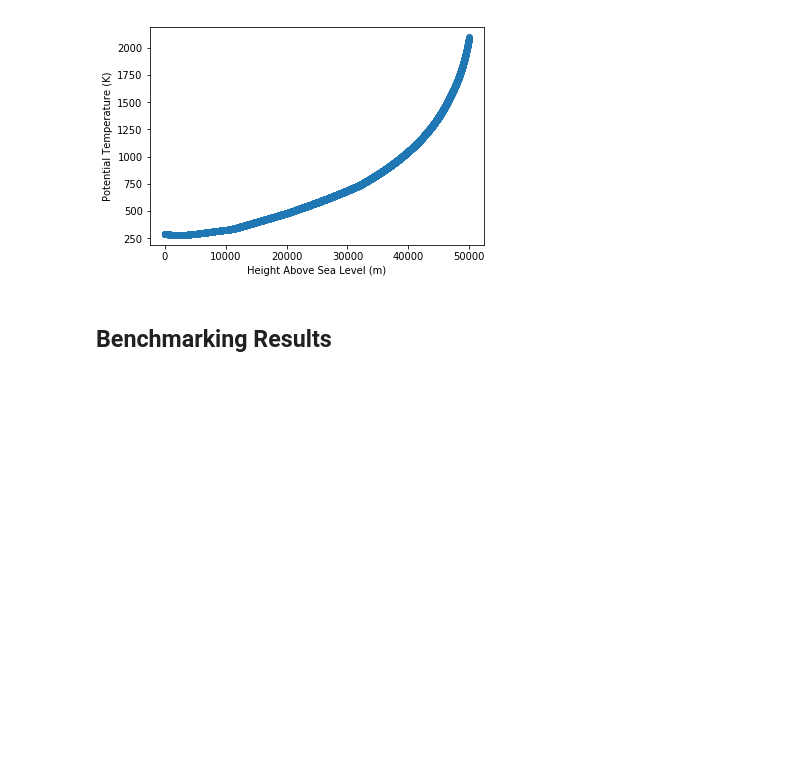
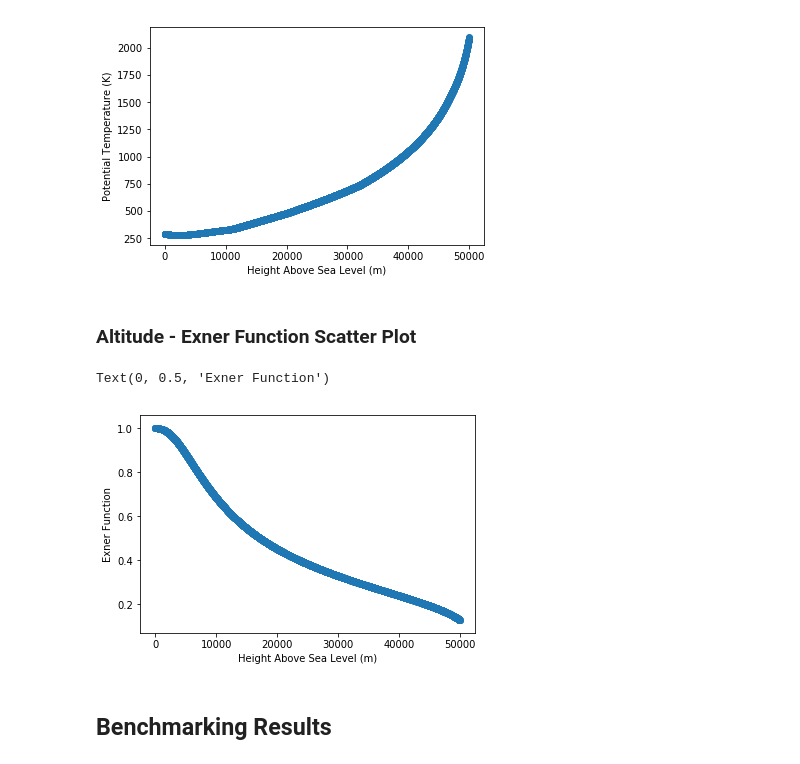
Before and after one commit to amsimp/amsimp, a Jupyter notebook: benchmarking/visualise.ipynb, the cells around one changed output. Cells and saved outputs as stored; diff of their text form; code cells hidden in the pictures; blank space fills up the shorter version.

Commit message:
Added Exner Function Graph to visualise.ipynb

```diff
--- a/benchmarking/visualise.ipynb
+++ b/benchmarking/visualise.ipynb
@@ -122,6 +122,15 @@ plt.ylabel('Potential Temperature (K)')
 # %% [output]
 Text(0, 0.5, 'Potential Temperature (K)')
 [figure]
+# %% [markdown]
+### Altitude - Exner Function Scatter Plot
+# %%
+plt.scatter(detail.altitude_level(), detail.exner_function())
+plt.xlabel('Height Above Sea Level (m)')
+plt.ylabel('Exner Function')
+# %% [output]
+Text(0, 0.5, 'Exner Function')
+[figure, added]
 # %% [markdown]
 ## Benchmarking Results
 # %%
```
Also changed, not shown: 1 other file.
